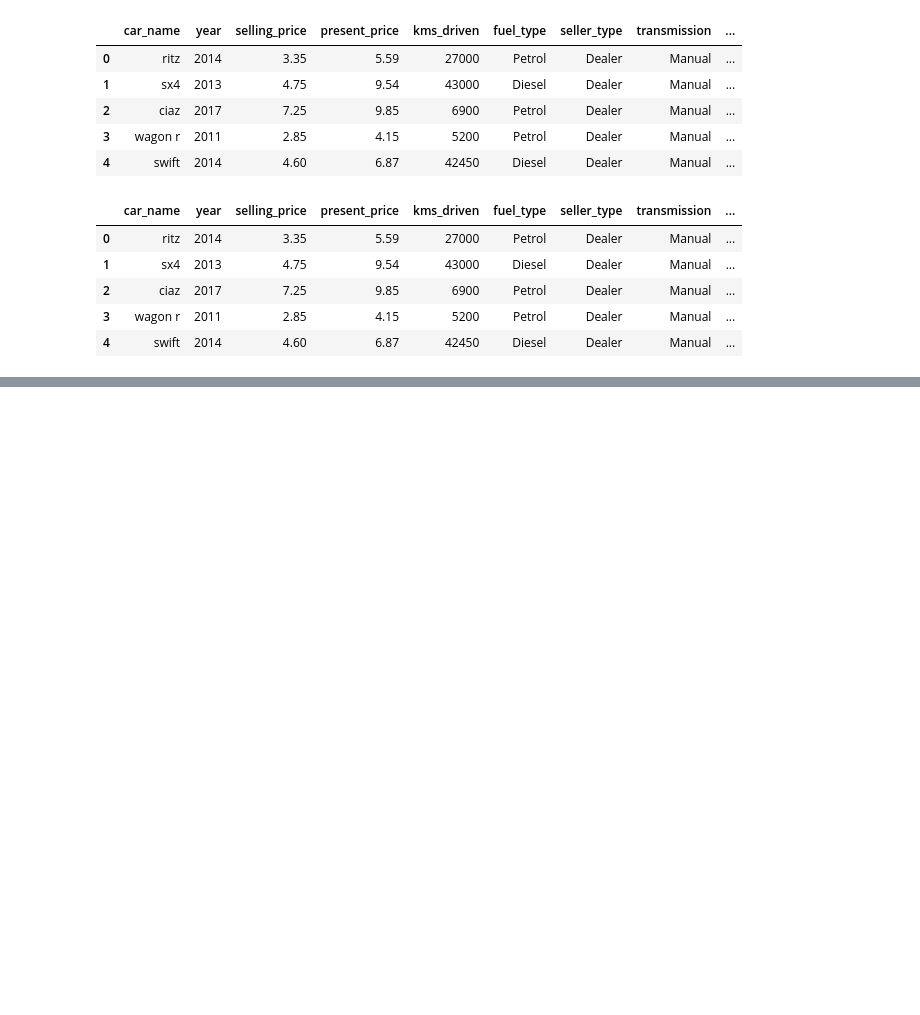
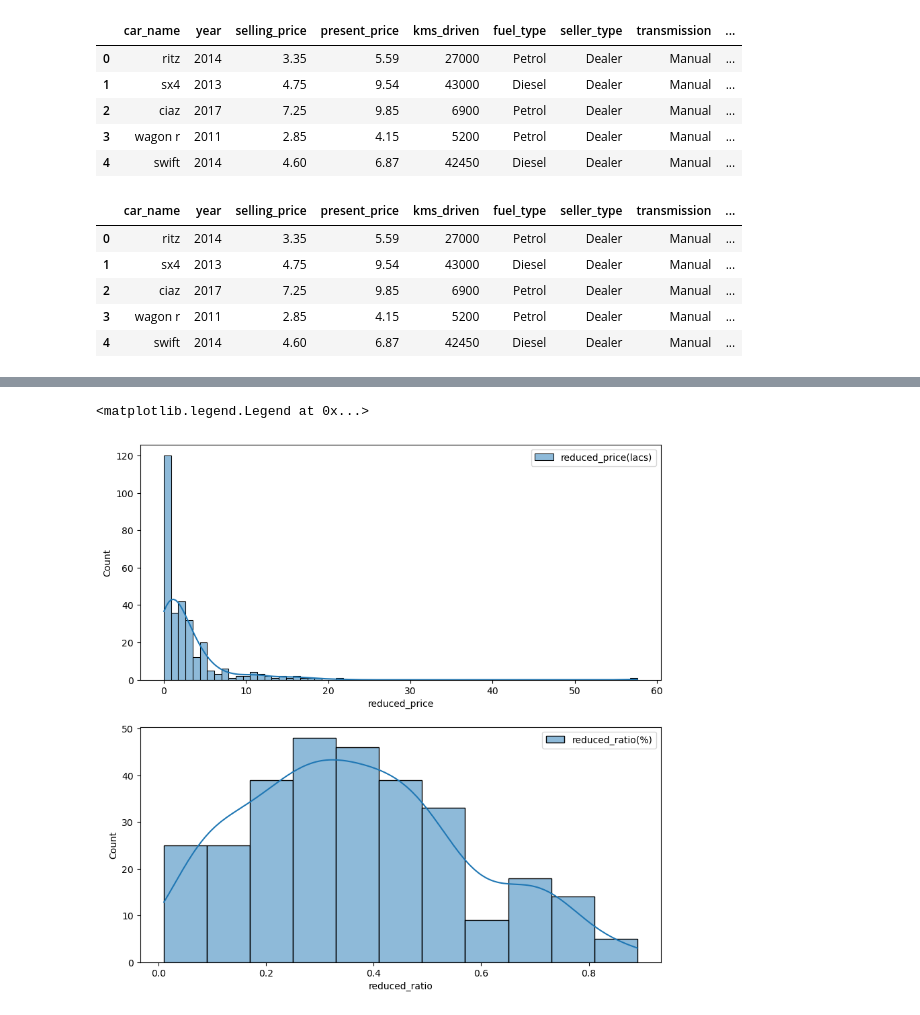
Before and after one commit to Bidkar2912/Car_Price_Prediction, a Jupyter notebook: Car_Price_Prediction.ipynb, the cells around one changed output, grey strips where cells are left out. Drawn from its saved outputs; the diff is of its cells as text; code cells hidden in the pictures; blank space fills up the shorter version.

```diff
--- a/Car_Price_Prediction.ipynb
+++ b/Car_Price_Prediction.ipynb
@@ -116,0 +189,15 @@ df_car.head()
+# %%
+plt.figure(figsize=(10,10))
+
+plt.subplot(2,1,1)
+sns.histplot(x = 'reduced_price', data = df_car, kde = True,
+             label = 'reduced_price(lacs)')
+plt.legend()
+
+plt.subplot(2,1,2)
+sns.histplot( x = 'reduced_ratio', data = df_car, kde = True,
+            label = 'reduced_ratio(%)')
+plt.legend()
+# %% [output]
+<matplotlib.legend.Legend at 0x...>
+[figure, added]
```
Also changed, not shown: parts of 11 cells of this notebook.
